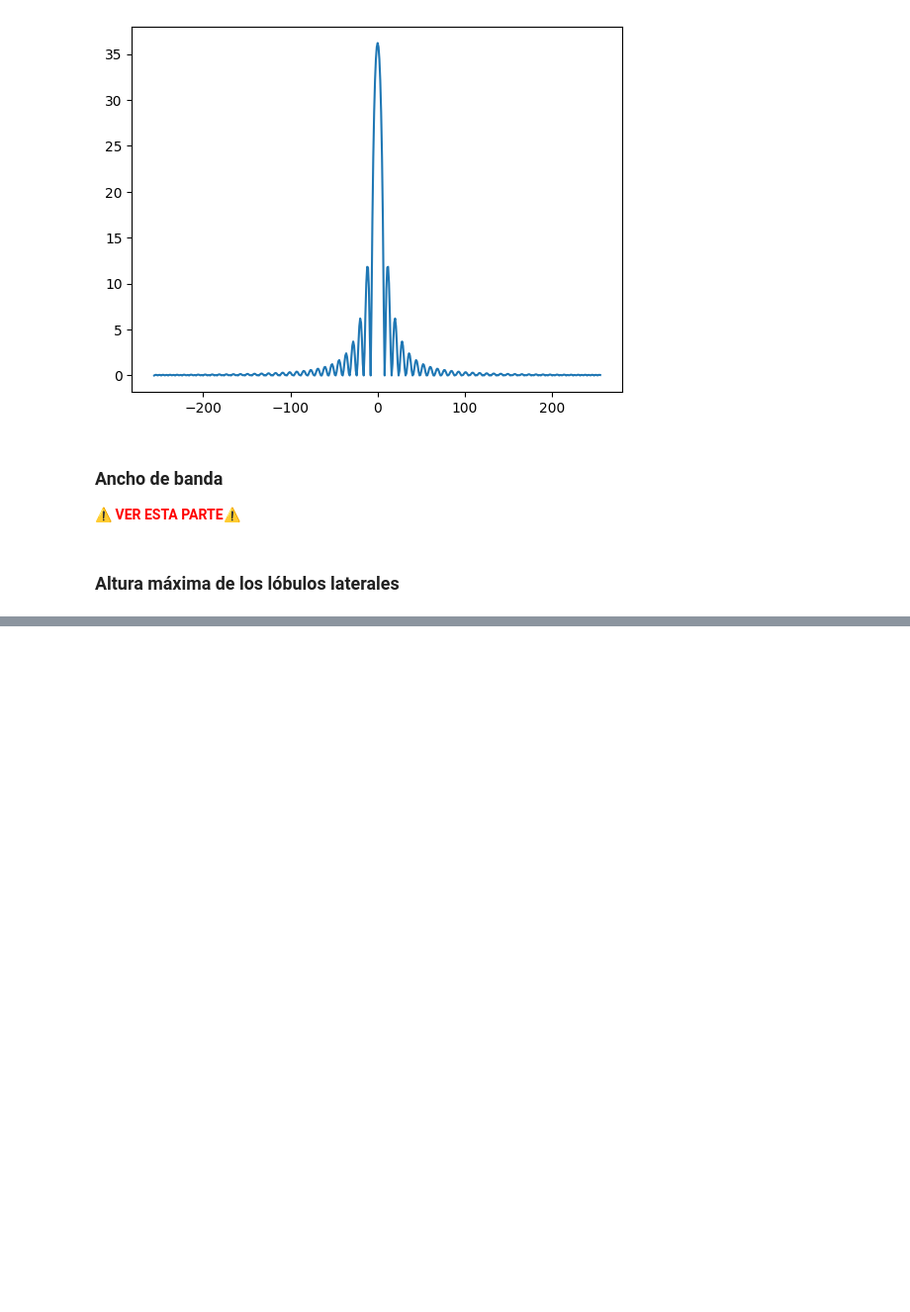
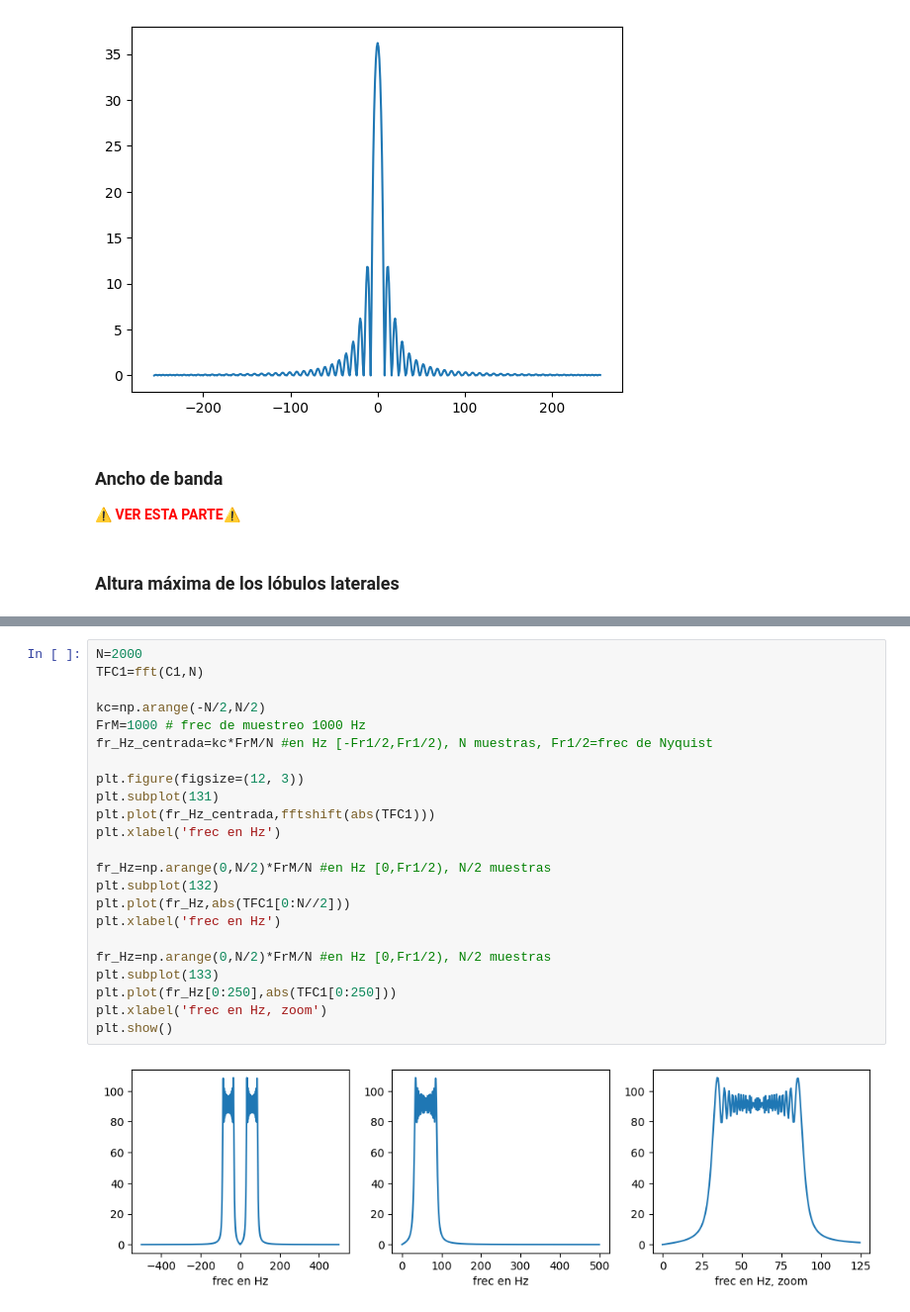
Before and after one commit to fdiezdev/procesamiento_senales, a Jupyter notebook: Resumenes/Resumen_Intro_PS.ipynb, the cells around one changed output, grey strips where cells are left out. Shown: that part at 99% size. Saved outputs shown, nothing was run; the diff lists cells and outputs as text; blank space fills up the shorter version.

```diff
--- a/Resumenes/Resumen_Intro_PS.ipynb
+++ b/Resumenes/Resumen_Intro_PS.ipynb
@@ -585,0 +647,25 @@ plt.plot(kc,W2dB)
+# %%
+N=2000
+TFC1=fft(C1,N)
+
+kc=np.arange(-N/2,N/2)
+FrM=1000 # frec de muestreo 1000 Hz
+fr_Hz_centrada=kc*FrM/N #en Hz [-Fr1/2,Fr1/2), N muestras, Fr1/2=frec de Nyquist
+
+plt.figure(figsize=(12, 3))
+plt.subplot(131)
+plt.plot(fr_Hz_centrada,fftshift(abs(TFC1)))
+plt.xlabel('frec en Hz')
+
+fr_Hz=np.arange(0,N/2)*FrM/N #en Hz [0,Fr1/2), N/2 muestras
+plt.subplot(132)
+plt.plot(fr_Hz,abs(TFC1[0:N//2]))
+plt.xlabel('frec en Hz')
+
+fr_Hz=np.arange(0,N/2)*FrM/N #en Hz [0,Fr1/2), N/2 muestras
+plt.subplot(133)
+plt.plot(fr_Hz[0:250],abs(TFC1[0:250]))
+plt.xlabel('frec en Hz, zoom')
+plt.show()
+# %% [output]
+[figure, added]
```
Also changed, not shown: parts of 10 cells of this notebook, 1 other file.
